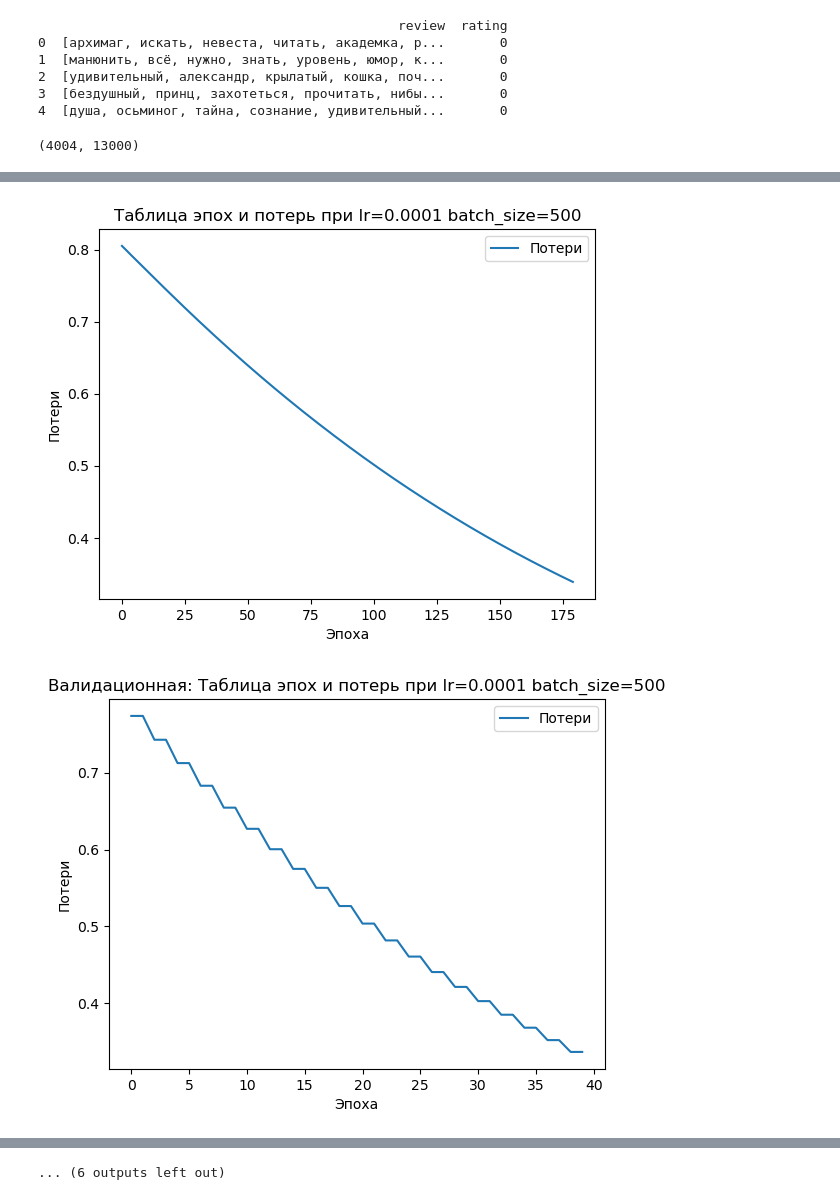
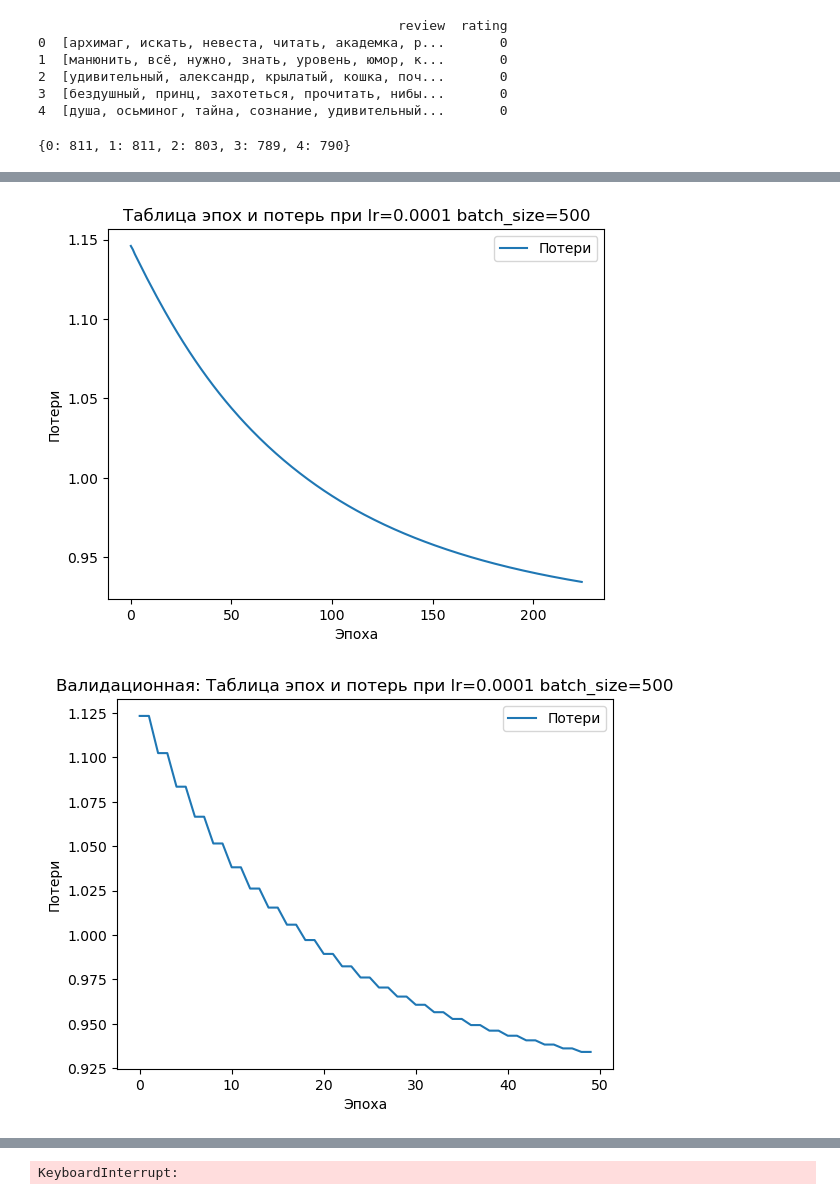
Before and after one commit to Drowchik/lab5, a Jupyter notebook: note.ipynb, the cells around one changed output, grey strips where cells are left out. Saved outputs shown, nothing was run; the diff lists cells and outputs as text; code cells hidden in the pictures.

Commit message:
9graphics

```diff
--- a/note.ipynb
+++ b/note.ipynb
@@ -21,6 +21,8 @@ from sklearn.model_selection import train_test_split
 # %%
 patterns = "[«»A-Za-z0-9!#$%&'()*+,./:;<=>?@[\]^_`{|}~—\"\-]+"
 stopwords_ru = stopwords.words("russian")
+stopword = ["что", "я", "в", "и", "а", "но", "для", "не", "ни", "когда", "чтобы", "после", "он", "она", "оно",
+                 "они", "потому", "нету", "вот", "без", "все", "этот", "тот", "то"]
 morph = MorphAnalyzer()
 # %%
 df_csv = pd.read_csv(r"C:\Users\natal\lab_2_python\annotation1.csv")
@@ -56,7 +58,7 @@ def lemmatize(review: str):
     preprocessed_text = []
     for token in tokens:
         lemma = morph.parse(token)[0].normal_form
-        if lemma not in stopwords_ru:
+        if lemma not in stopwords_ru and lemma not in stopword:
             preprocessed_text.append(lemma)
     return preprocessed_text
 # %%
@@ -75,28 +77,29 @@ def join_lemmatized_words(words_list):
 # %%
 df['review'] = df['review'].apply(join_lemmatized_words)
 # %%
-vectorizer = CountVectorizer(max_features=13000)
+vectorizer = CountVectorizer(max_features=40000)
 sparse_matrix = vectorizer.fit_transform(df['review']).toarray()
 
 x_train, x_test_valid, y_train, y_test_valid = train_test_split(sparse_matrix, np.array(df['rating']), test_size=0.2)
 x_test, x_valid, y_test, y_valid = train_test_split(x_test_valid, y_test_valid, test_size=0.5)
-
-print(x_train.shape)
-# %% [output]
-(4004, 13000)
+# %%
+unique, counts = np.unique(y_train, return_counts=True)
+print(dict(zip(unique, counts)))
+# %% [output]
+{0: 811, 1: 811, 2: 803, 3: 789, 4: 790}
 # %%
 class LogisticRegression(nn.Module):
     def __init__(self):
         super(LogisticRegression, self).__init__()
-        self.linear1 = nn.Linear(13000, 130)
-        self.linear2 = nn.Linear(130, 13)
-        self.linear3 = nn.Linear(13, 5)
+        self.linear1 = nn.Linear(40000, 400)
+        self.linear2 = nn.Linear(400, 20)
+        self.linear3 = nn.Linear(20, 5)
 
     def forward(self, x):
         x = F.relu(self.linear1(x))
         x = F.relu(self.linear2(x))
         x = self.linear3(x)
-        return F.log_softmax(x, dim=1)
+        return F.softmax(x, dim=1)
 # %%
 model = LogisticRegression()
 criterion = nn.CrossEntropyLoss()
@@ -109,10 +114,10 @@ lr_list = [0.0001,0.0002,0.0003]
 batch_size=[1000, 500, 100]
 for lr in lr_list:
   for bs in batch_size:
-      data=torch.utils.data.DataLoader(x_train, batch_size=bs,shuffle=True)
-      val_data=torch.utils.data.DataLoader(x_valid, batch_size=bs,shuffle=True)
+      data=torch.utils.data.DataLoader(x_train, batch_size=bs, shuffle=True)
+      val_data = torch.utils.data.DataLoader(x_valid, batch_size=bs, shuffle=True)
       optimizer = torch.optim.Adam(params=model.parameters() , lr=lr)
-      epochs = 20
+      epochs = 25
       model.train()
       loss_ = []
       loss_val=[]
@@ -155,2 +160,2 @@ for lr in lr_list:
-[figure, old version]
+[figure, new version]
-[figure, old version]
+[figure, new version]
@@ -165,2 +162,2 @@ for lr in lr_list:
-... (6 outputs left out)
+KeyboardInterrupt:
 # %%
```
Also changed, not shown: parts of 6 cells of this notebook.
